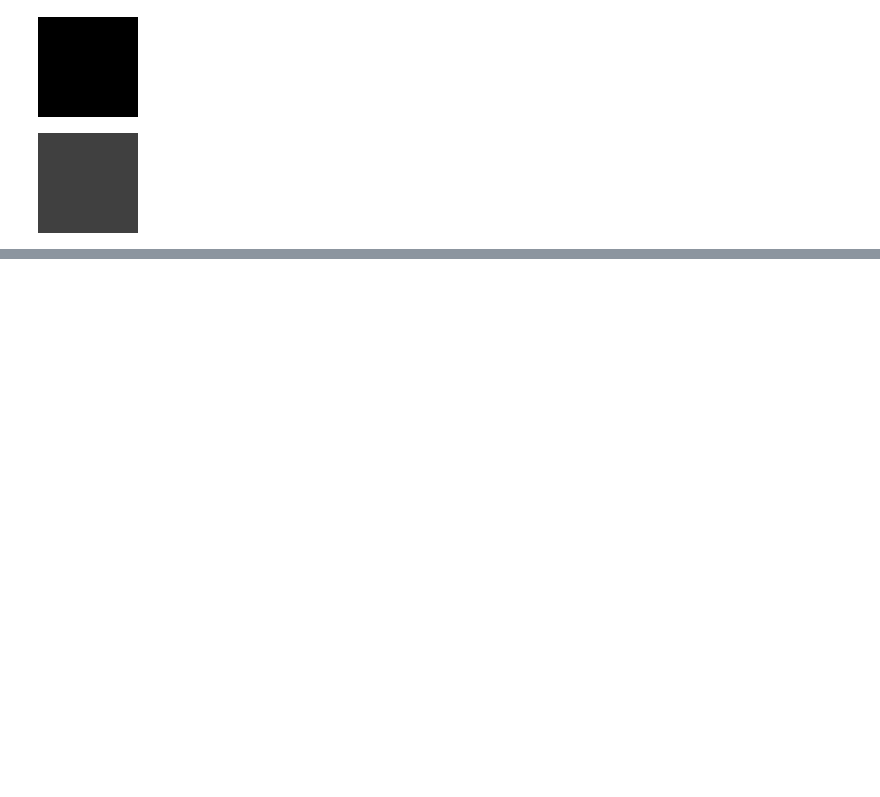
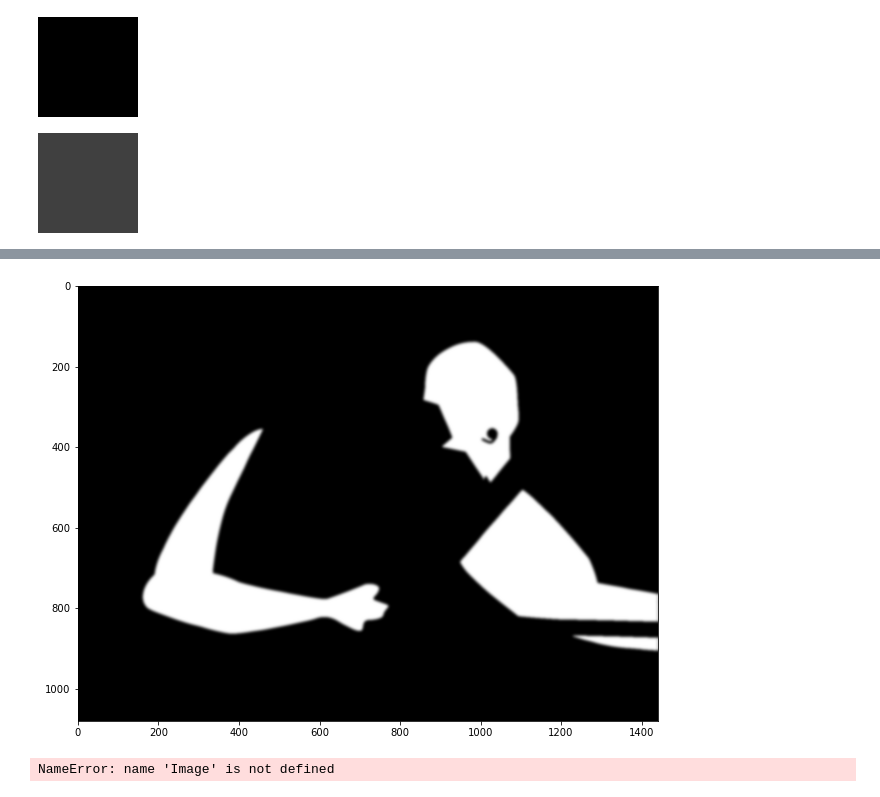
Before and after one commit to CarlKCarlK/anipaint, a Jupyter notebook: notebooks/composite.ipynb, the cells around one changed output, grey strips where cells are left out. Drawn from its saved outputs; the diff is of its cells as text; code cells hidden in the pictures; blank space fills up the shorter version.

```diff
--- a/notebooks/composite.ipynb
+++ b/notebooks/composite.ipynb
@@ -148,0 +170,4 @@ result
+# %%
+matte_image = Image.open(matte_path)
+plt.imshow(matte_image)
+plt.show()
@@ -148,0 +176,14 @@ result
+# %%
+blur_matte = matte_image.filter(ImageFilter.GaussianBlur(3))
+blur_matte
+plt.imshow(blur_matte)
+plt.show()
+# %% [output]
+[figure, added]
+# %%
+result = Image.new("RGBA",background.size,(0,0,0,0))
+result.paste(background,mask=ImageOps.grayscale(blur_matte))
+plt.imshow(result)
+plt.show()
+# %% [output]
+NameError: name 'Image' is not defined
```
Also changed, not shown: parts of 7 cells of this notebook, 5 other files.
